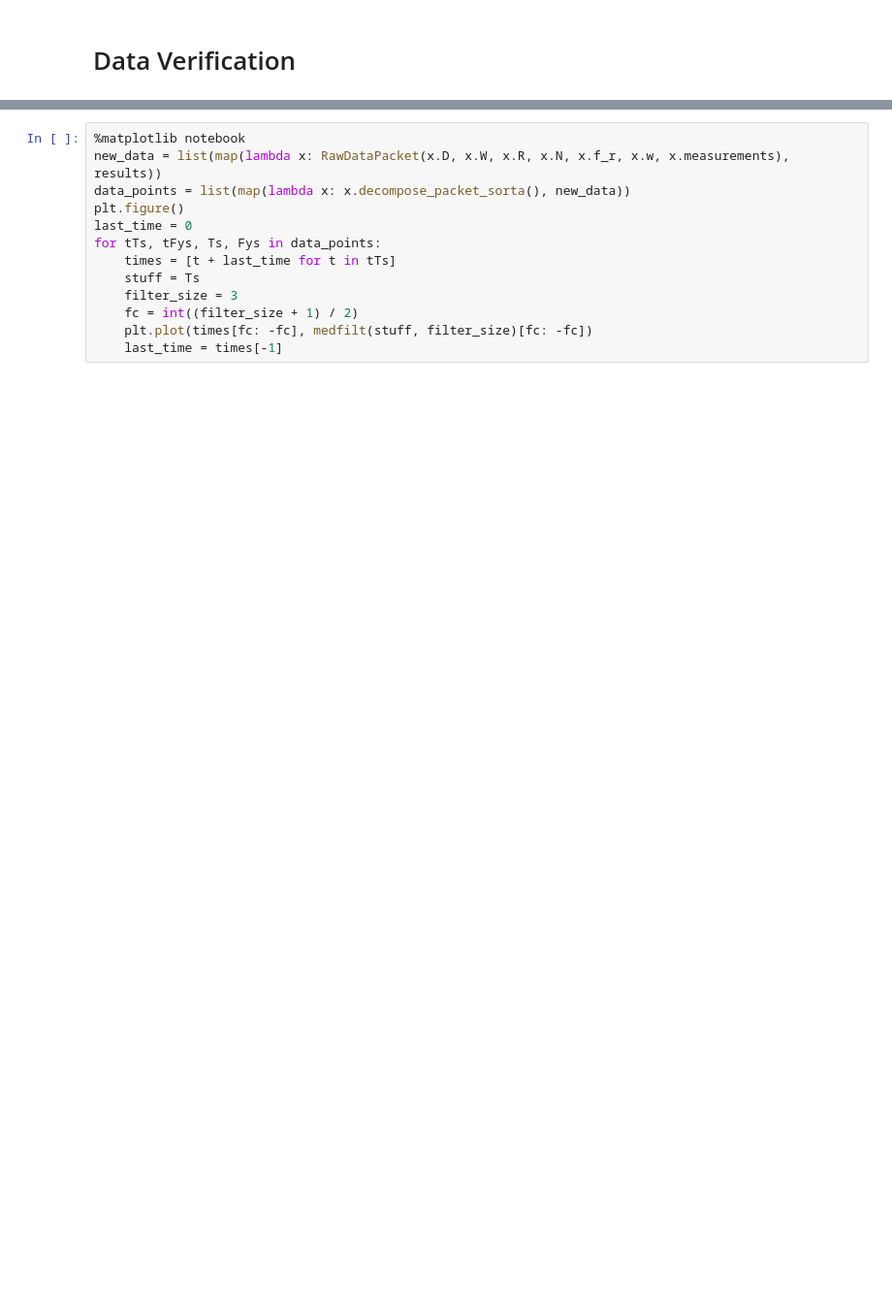
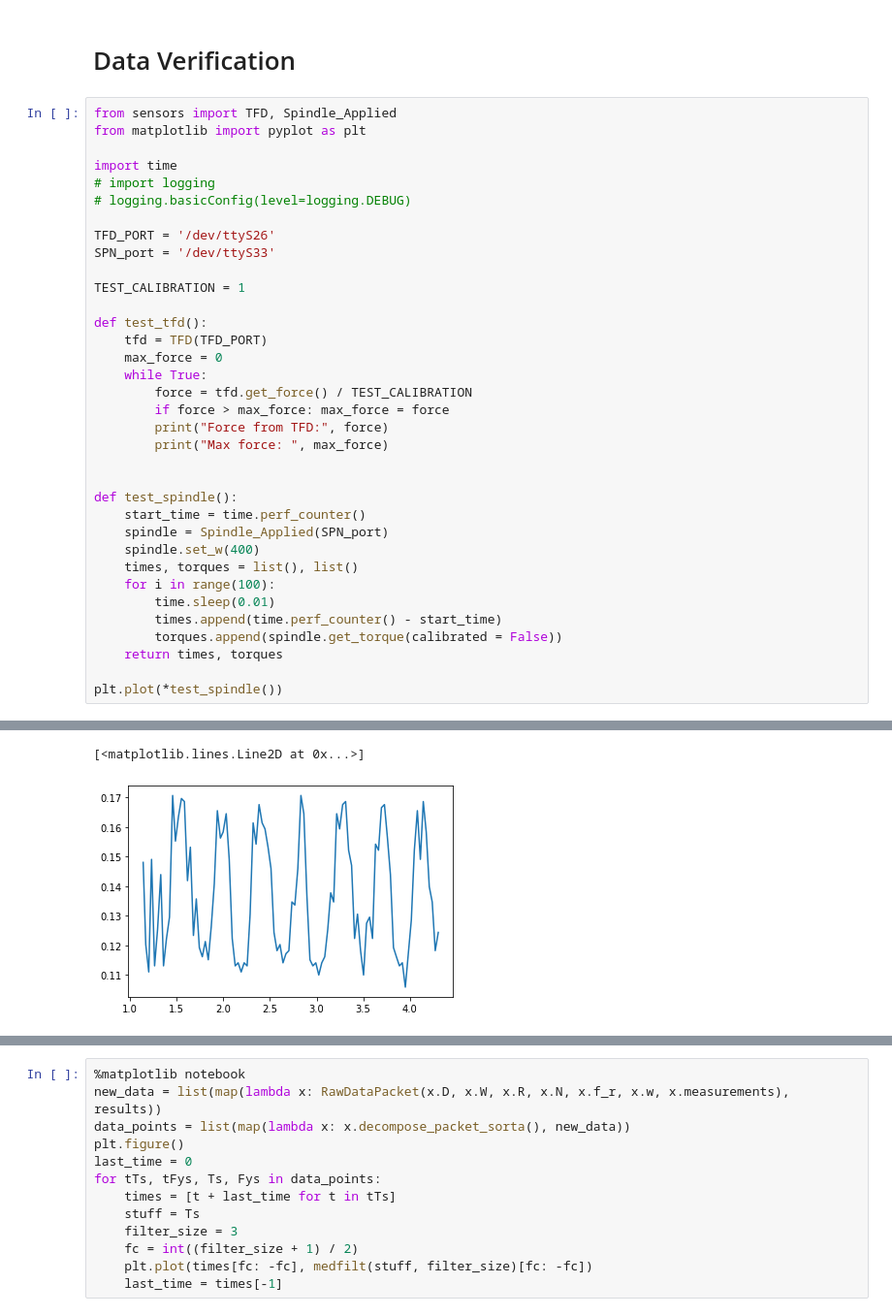
Before and after one commit to cactode/ammp, a Jupyter notebook: software/old_tests/5-6-data-analysis-round-2.ipynb, the cells around one changed output, grey strips where cells are left out. Shown at 97% size. Cells and saved outputs as stored; diff of their text form; blank space fills up the shorter version.

```diff
--- a/software/5-6-data-analysis-round-2.ipynb
+++ b/software/old_tests/5-6-data-analysis-round-2.ipynb
@@ -1,2 +1,38 @@
 # %% [markdown]
 # Data Verification
+# %%
+from sensors import TFD, Spindle_Applied
+from matplotlib import pyplot as plt
+
+import time
+# import logging
+# logging.basicConfig(level=logging.DEBUG)
+
+TFD_PORT = '/dev/ttyS26'
+SPN_port = '/dev/ttyS33'
+
+TEST_CALIBRATION = 1
+
+def test_tfd():
+    tfd = TFD(TFD_PORT)
+    max_force = 0
+    while True:
+        force = tfd.get_force() / TEST_CALIBRATION
+        if force > max_force: max_force = force
+        print("Force from TFD:", force)
+        print("Max force: ", max_force)
+
+
+def test_spindle():
+    start_time = time.perf_counter()
+    spindle = Spindle_Applied(SPN_port)
+    spindle.set_w(400)
+    times, torques = list(), list()
+    for i in range(100):
+        time.sleep(0.01)
+        times.append(time.perf_counter() - start_time)
+        torques.append(spindle.get_torque(calibrated = False))
+    return times, torques
+
+plt.plot(*test_spindle())
+# %% [output]
@@ -3,3 +56,5 @@
+[<matplotlib.lines.Line2D at 0x...>]
+[figure, added]
 # %%
 import numpy as np
 import time
```
Also changed, not shown: parts of 2 cells of this notebook, 29 other files.
